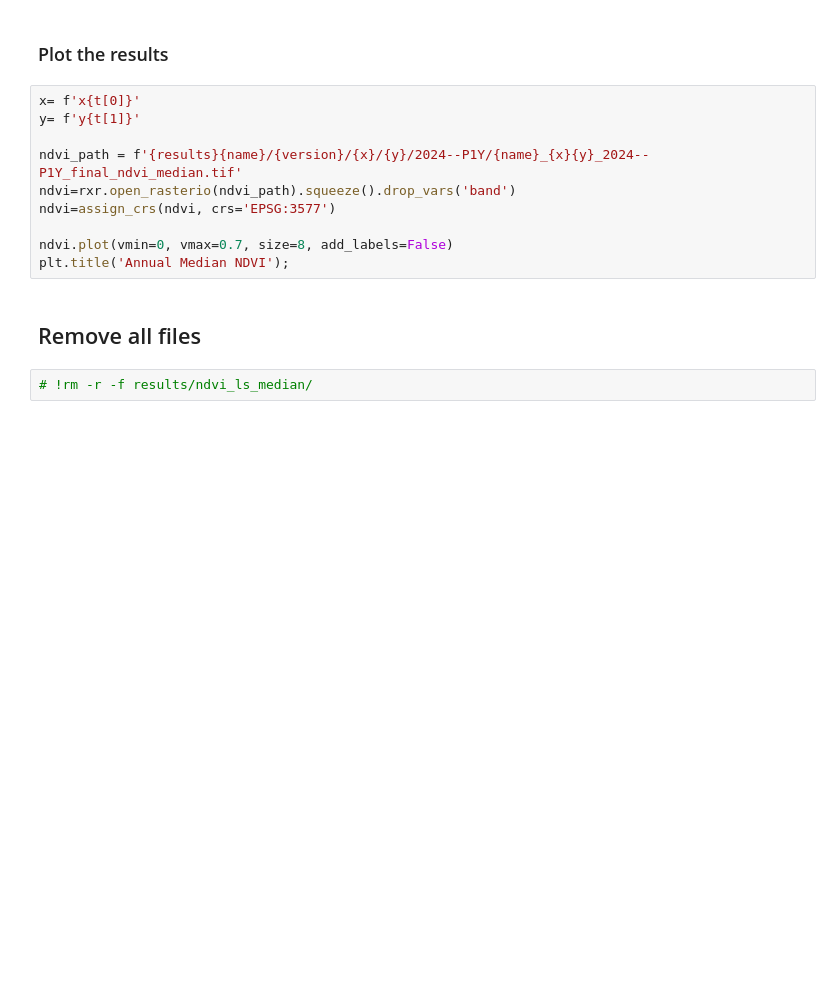
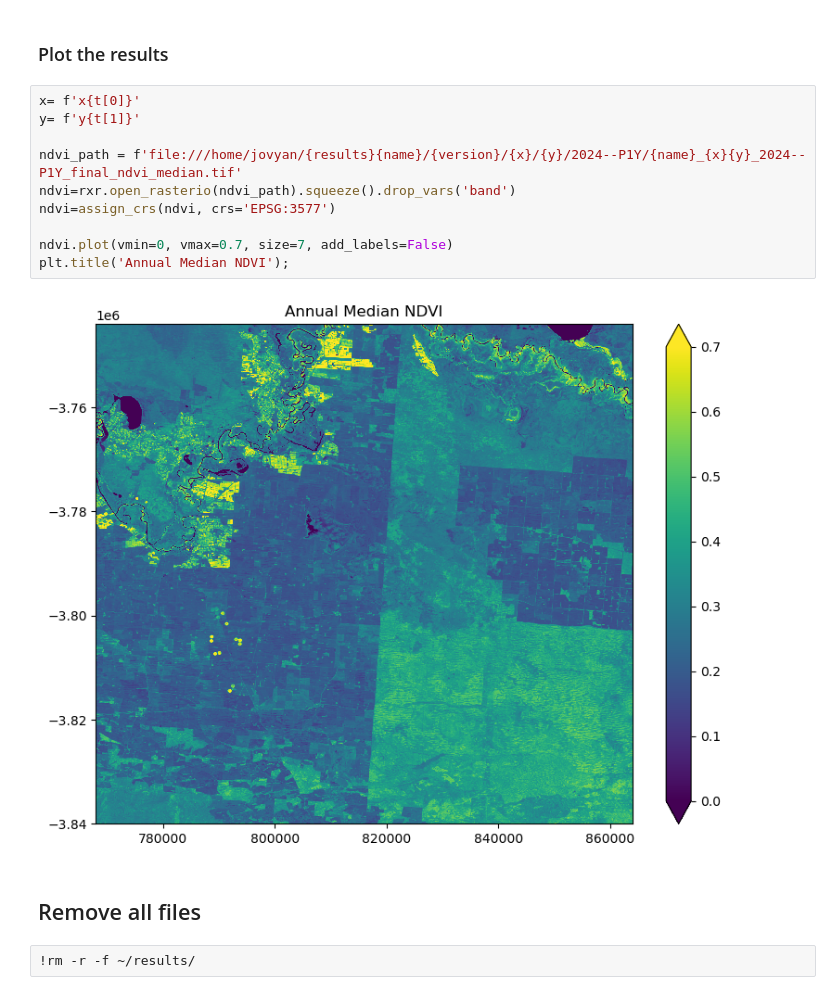
Before and after one commit to opendatacube/odc-stats, a Jupyter notebook: docs/odc-stats-explained.ipynb, the cells around one changed output. Cells and saved outputs as stored; diff of their text form; blank space fills up the shorter version.

```diff
--- a/docs/odc-stats-explained.ipynb
+++ b/docs/odc-stats-explained.ipynb
@@ -387,14 +481,16 @@ os.system("odc-stats run "\
 # %%
 x= f'x{t[0]}'
 y= f'y{t[1]}'
 
-ndvi_path = f'{results}{name}/{version}/{x}/{y}/2024--P1Y/{name}_{x}{y}_2024--P1Y_final_ndvi_median.tif'
+ndvi_path = f'file:///home/jovyan/{results}{name}/{version}/{x}/{y}/2024--P1Y/{name}_{x}{y}_2024--P1Y_final_ndvi_median.tif'
 ndvi=rxr.open_rasterio(ndvi_path).squeeze().drop_vars('band')
 ndvi=assign_crs(ndvi, crs='EPSG:3577')
 
-ndvi.plot(vmin=0, vmax=0.7, size=8, add_labels=False)
+ndvi.plot(vmin=0, vmax=0.7, size=7, add_labels=False)
 plt.title('Annual Median NDVI');
+# %% [output]
+[figure, added]
 # %% [markdown]
 ## Remove all files
 # %%
-# !rm -r -f results/ndvi_ls_median/
+!rm -r -f ~/results/
```
Also changed, not shown: parts of 16 cells of this notebook, 1 other file.
